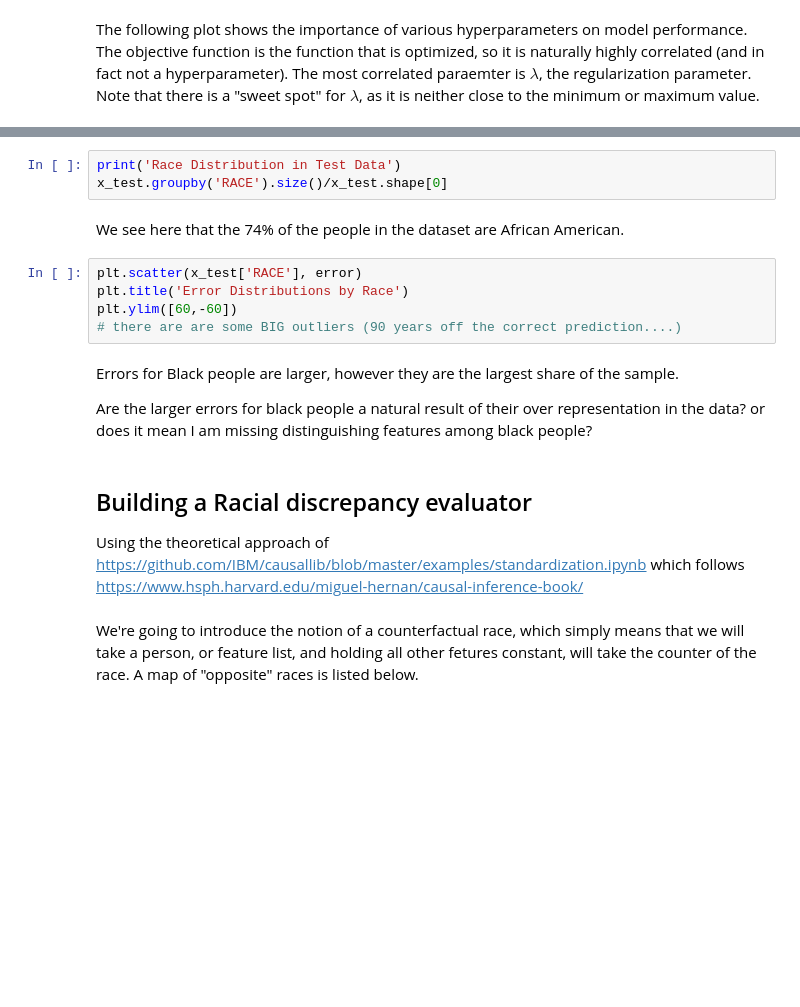
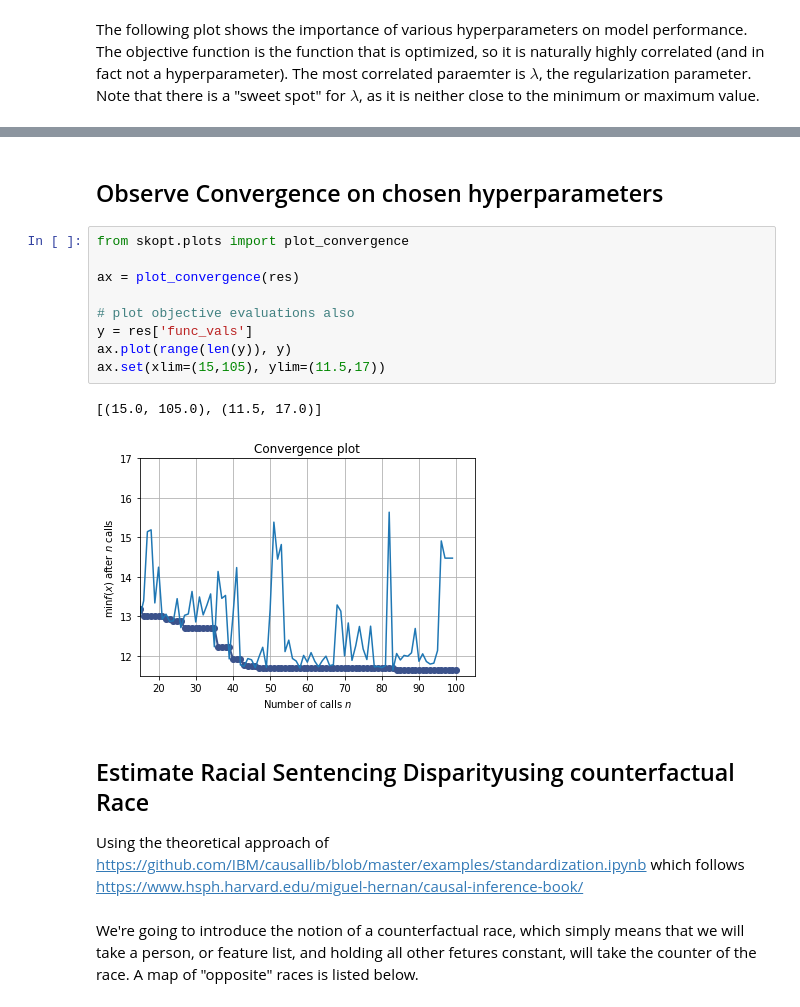
Before and after one commit to Call-for-Code-for-Racial-Justice/Open-Sentencing-Model, a Jupyter notebook: notebooks/Explore-and-Train.ipynb, the cells around one changed output, grey strips where cells are left out. Drawn from its saved outputs; the diff is of its cells as text; blank space fills up the shorter version.

```diff
--- a/notebooks/Explore-and-Train.ipynb
+++ b/notebooks/Explore-and-Train.ipynb
@@ -427,20 +438,19 @@ plt.show()
-# %%
-print('Race Distribution in Test Data')
-x_test.groupby('RACE').size()/x_test.shape[0]
-# %% [markdown]
-We see here that the 74% of the people in the dataset are African American.
-# %%
-plt.scatter(x_test['RACE'], error)
-plt.title('Error Distributions by Race')
-plt.ylim([60,-60])
-# there are are some BIG outliers (90 years off the correct prediction....)
-# %% [markdown]
-Errors for Black people are larger, however they are the largest share of
-the sample.
-
-Are the larger errors for black people a natural result of their over representation in the data? or does it mean I am missing distinguishing features among black people?
+# %% [markdown]
+## Observe Convergence on chosen hyperparameters
+# %%
+from skopt.plots import plot_convergence
+
+ax = plot_convergence(res)
+
+# plot objective evaluations also
+y = res['func_vals']
+ax.plot(range(len(y)), y)
+ax.set(xlim=(15,105), ylim=(11.5,17))
+# %% [output]
+[(15.0, 105.0), (11.5, 17.0)]
+[figure, added]
 # %% [markdown]
-## Building a Racial discrepancy evaluator
+## Estimate Racial Sentencing Disparityusing counterfactual Race
 
 Using the theoretical approach of https://github.com/IBM/causallib/blob/master/examples/standardization.ipynb
 which follows https://www.hsph.harvard.edu/miguel-hernan/causal-inference-book/
```
Also changed, not shown: parts of 65 cells of this notebook, 1 other file.
